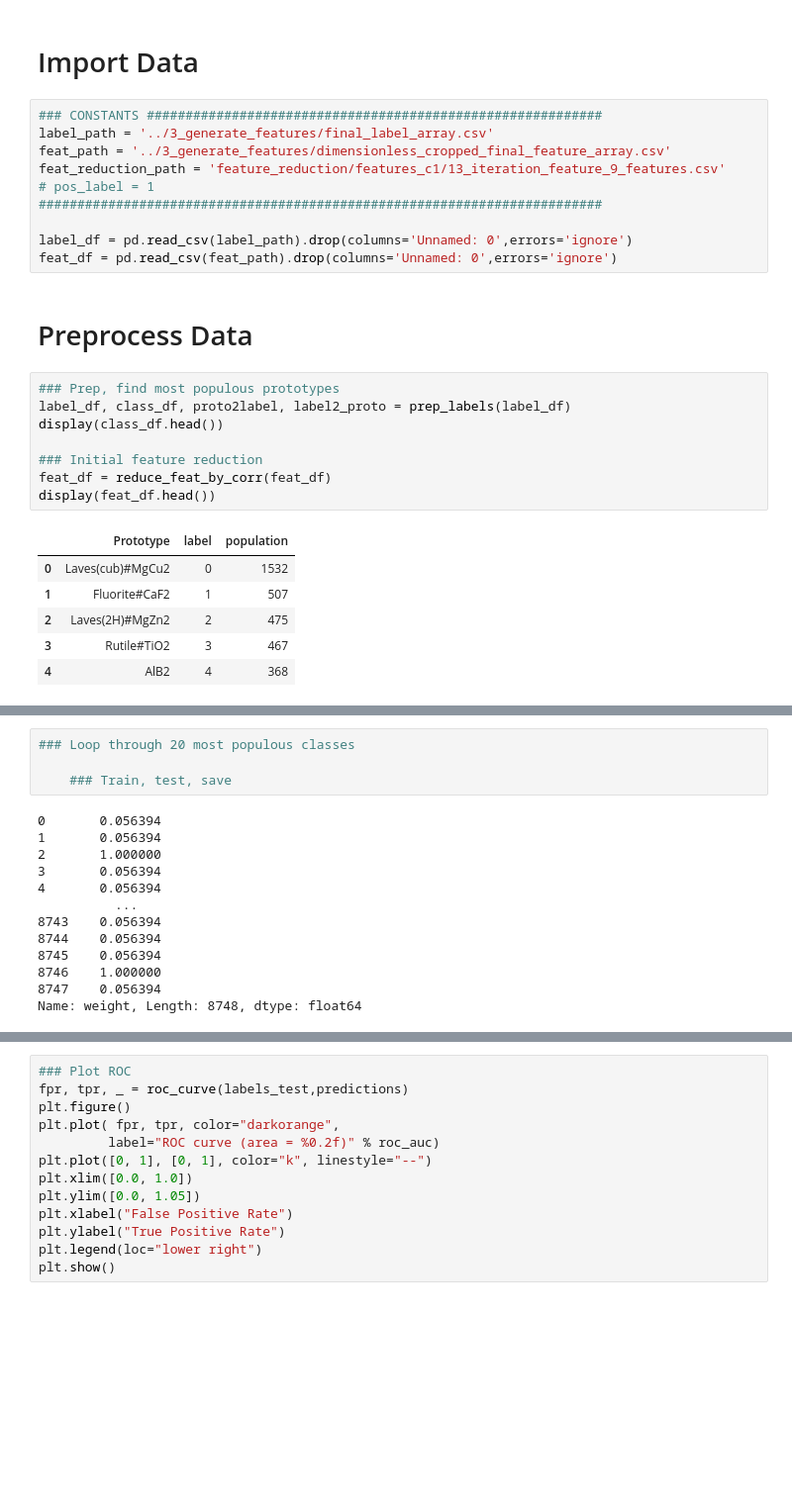
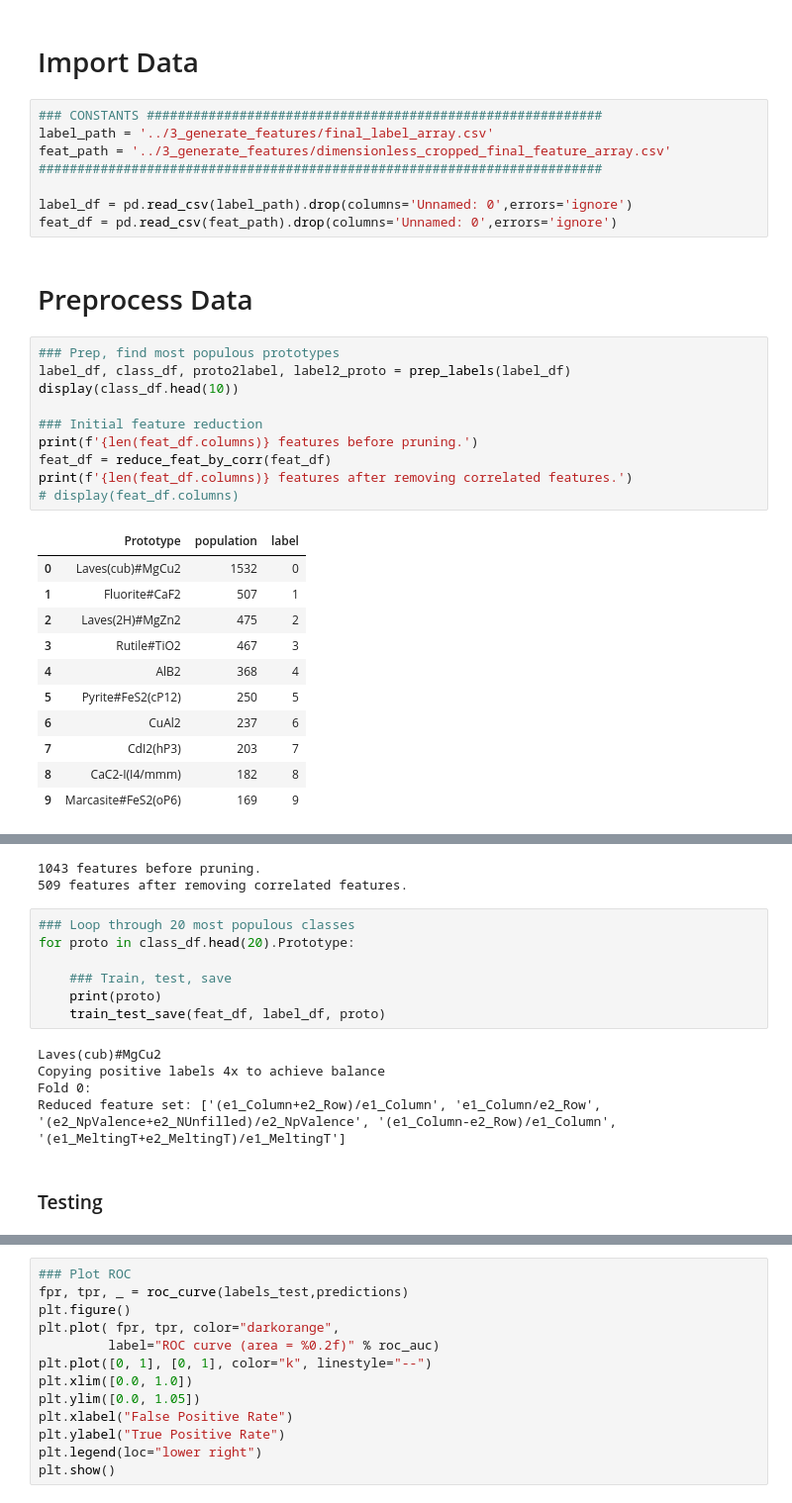
Before and after one commit to AlbertVong/Mat-Hack-2023, a Jupyter notebook: 5_learning/train_eval_SymClf.ipynb, the cells around one changed output, grey strips where cells are left out. Shown at 99% size. Saved outputs shown, nothing was run; the diff lists cells and outputs as text; blank space fills up the shorter version.

```diff
--- a/5_learning/train_eval_SymClf.ipynb
+++ b/5_learning/train_eval_SymClf.ipynb
@@ -238,8 +317,6 @@ def prep_labels(label_df):
 ### CONSTANTS ###########################################################
 label_path = '../3_generate_features/final_label_array.csv'
 feat_path = '../3_generate_features/dimensionless_cropped_final_feature_array.csv'
-feat_reduction_path = 'feature_reduction/features_c1/13_iteration_feature_9_features.csv'
-# pos_label = 1
 #########################################################################
 
 label_df = pd.read_csv(label_path).drop(columns='Unnamed: 0',errors='ignore')
@@ -249,15 +326,22 @@ feat_df = pd.read_csv(feat_path).drop(columns='Unnamed: 0',errors='ignore')
 # %%
 ### Prep, find most populous prototypes
 label_df, class_df, proto2label, label2_proto = prep_labels(label_df)
-display(class_df.head())
+display(class_df.head(10))
 
 ### Initial feature reduction
+print(f'{len(feat_df.columns)} features before pruning.')
 feat_df = reduce_feat_by_corr(feat_df)
-display(feat_df.head())
+print(f'{len(feat_df.columns)} features after removing correlated features.')
+# display(feat_df.columns)
 # %% [output]
-|  | Prototype | label | population |
-| 0 | Laves(cub)#MgCu2 | 0 | 1532 |
-| 1 | Fluorite#CaF2 | 1 | 507 |
-| 2 | Laves(2H)#MgZn2 | 2 | 475 |
-| 3 | Rutile#TiO2 | 3 | 467 |
-| 4 | AlB2 | 4 | 368 |
+|  | Prototype | population | label |
+| 0 | Laves(cub)#MgCu2 | 1532 | 0 |
+| 1 | Fluorite#CaF2 | 507 | 1 |
+| 2 | Laves(2H)#MgZn2 | 475 | 2 |
+| 3 | Rutile#TiO2 | 467 | 3 |
+| 4 | AlB2 | 368 | 4 |
+| 5 | Pyrite#FeS2(cP12) | 250 | 5 |
+| 6 | CuAl2 | 237 | 6 |
+| 7 | CdI2(hP3) | 203 | 7 |
+| 8 | CaC2-I(I4/mmm) | 182 | 8 |
+| 9 | Marcasite#FeS2(oP6) | 169 | 9 |
@@ -270,17 +348,16 @@ display(feat_df.head())
+1043 features before pruning.
+509 features after removing correlated features.
 # %%
 ### Loop through 20 most populous classes
+for proto in class_df.head(20).Prototype:
 
     ### Train, test, save
+    print(proto)
+    train_test_save(feat_df, label_df, proto)
 # %% [output]
-0       0.056394
-1       0.056394
-2       1.000000
-3       0.056394
-4       0.056394
-          ...
-8743    0.056394
-8744    0.056394
-8745    0.056394
-8746    1.000000
-8747    0.056394
-Name: weight, Length: 8748, dtype: float64
+Laves(cub)#MgCu2
+Copying positive labels 4x to achieve balance
+Fold 0:
+Reduced feature set: ['(e1_Column+e2_Row)/e1_Column', 'e1_Column/e2_Row', '(e2_NpValence+e2_NUnfilled)/e2_NpValence', '(e1_Column-e2_Row)/e1_Column', '(e1_MeltingT+e2_MeltingT)/e1_MeltingT']
+# %% [markdown]
+### Testing
```
Also changed, not shown: parts of 15 cells of this notebook, 55 other files.
